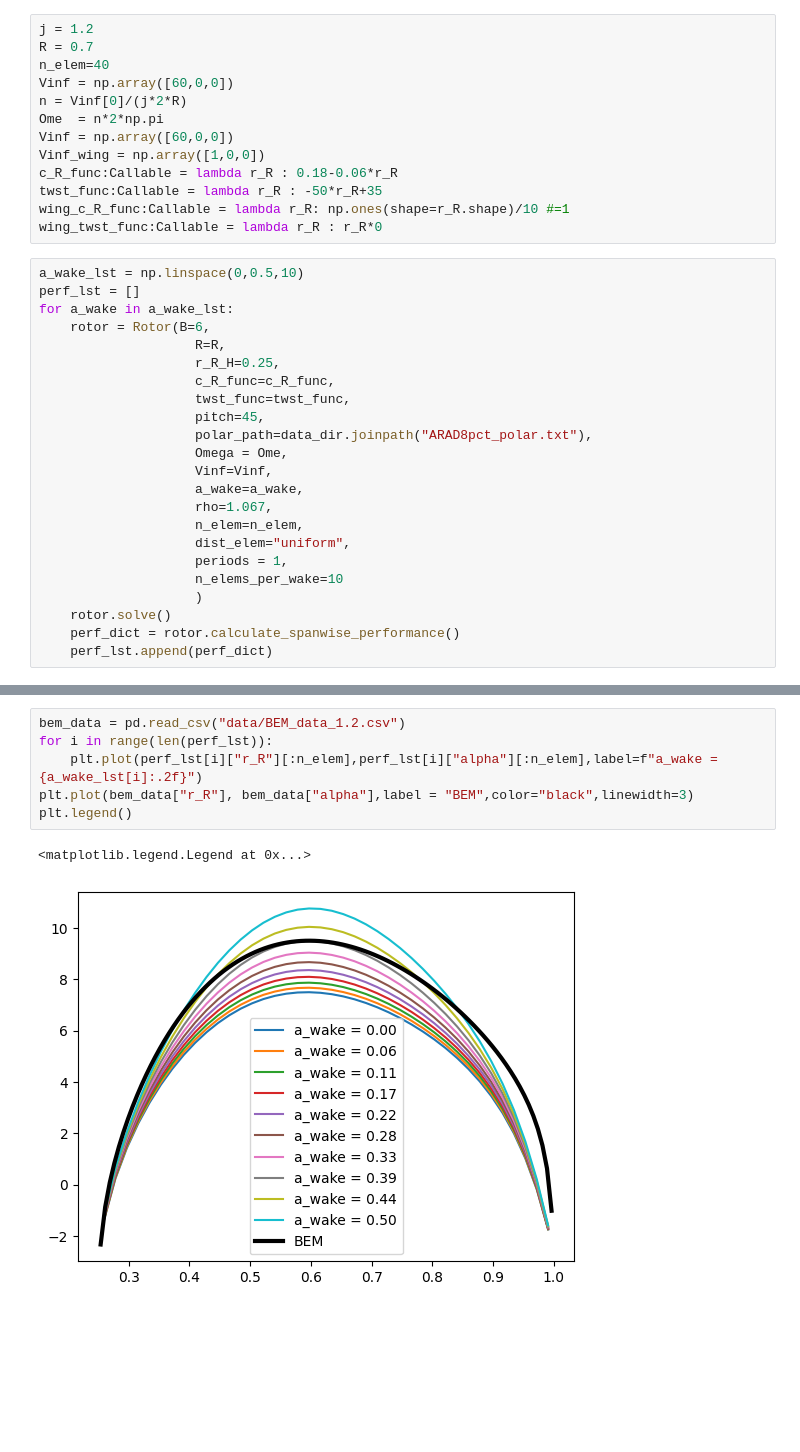
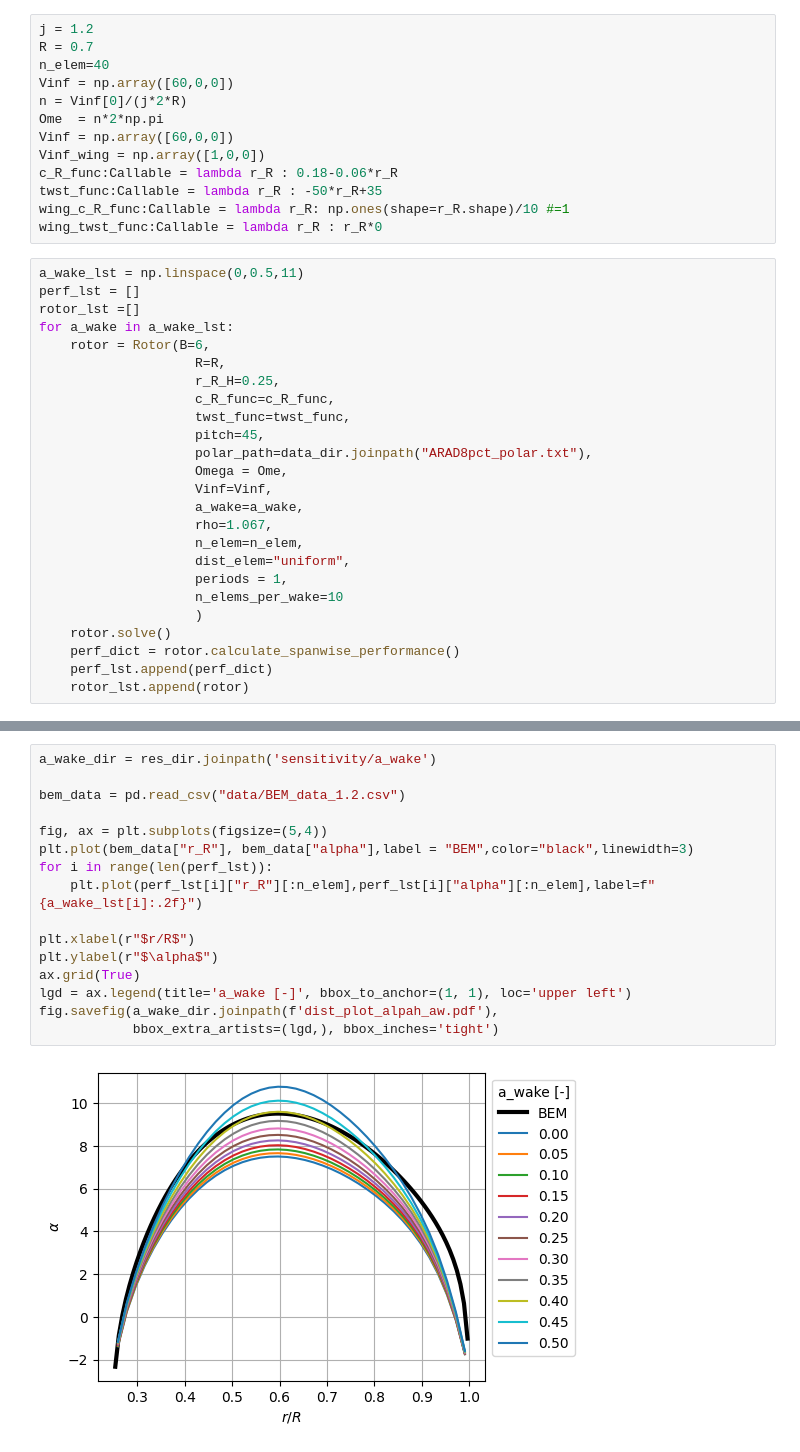
Before and after one commit to NeoStellarator/AE4135_RWA_assignments, a Jupyter notebook: 2_LLM/convection_speed.ipynb, the cells around one changed output, grey strips where cells are left out. Drawn from its saved outputs; the diff is of its cells as text; blank space fills up the shorter version.

Commit message:
Plotted a_wake sensitivity

```diff
--- a/2_LLM/convection_speed.ipynb
+++ b/2_LLM/convection_speed.ipynb
@@ -22,8 +23,9 @@ twst_func:Callable = lambda r_R : -50*r_R+35
 wing_c_R_func:Callable = lambda r_R: np.ones(shape=r_R.shape)/10 #=1
 wing_twst_func:Callable = lambda r_R : r_R*0
 # %%
-a_wake_lst = np.linspace(0,0.5,10)
+a_wake_lst = np.linspace(0,0.5,11)
 perf_lst = []
+rotor_lst =[]
 for a_wake in a_wake_lst:
     rotor = Rotor(B=6,
                     R=R,
@@ -44,6 +46,7 @@ for a_wake in a_wake_lst:
     rotor.solve()
     perf_dict = rotor.calculate_spanwise_performance()
     perf_lst.append(perf_dict)
+    rotor_lst.append(rotor)
 # %% [output]
 Converged in 61 iterations
 Converged in 63 iterations
@@ -57,10 +61,19 @@ Converged in 70 iterations
 Converged in 68 iterations
 # %%
+a_wake_dir = res_dir.joinpath('sensitivity/a_wake')
+
 bem_data = pd.read_csv("data/BEM_data_1.2.csv")
+
+fig, ax = plt.subplots(figsize=(5,4))
+plt.plot(bem_data["r_R"], bem_data["alpha"],label = "BEM",color="black",linewidth=3)
 for i in range(len(perf_lst)):
-    plt.plot(perf_lst[i]["r_R"][:n_elem],perf_lst[i]["alpha"][:n_elem],label=f"a_wake = {a_wake_lst[i]:.2f}")
-plt.plot(bem_data["r_R"], bem_data["alpha"],label = "BEM",color="black",linewidth=3)
-plt.legend()
+    plt.plot(perf_lst[i]["r_R"][:n_elem],perf_lst[i]["alpha"][:n_elem],label=f"{a_wake_lst[i]:.2f}")
+
+plt.xlabel(r"$r/R$")
+plt.ylabel(r"$\alpha$")
+ax.grid(True)
+lgd = ax.legend(title='a_wake [-]', bbox_to_anchor=(1, 1), loc='upper left')
+fig.savefig(a_wake_dir.joinpath(f'dist_plot_alpah_aw.pdf'),
+            bbox_extra_artists=(lgd,), bbox_inches='tight')
 # %% [output]
-<matplotlib.legend.Legend at 0x...>
-[figure, old version]
+[figure, new version]
```
Also changed, not shown: parts of 3 cells of this notebook, 24 other files.
